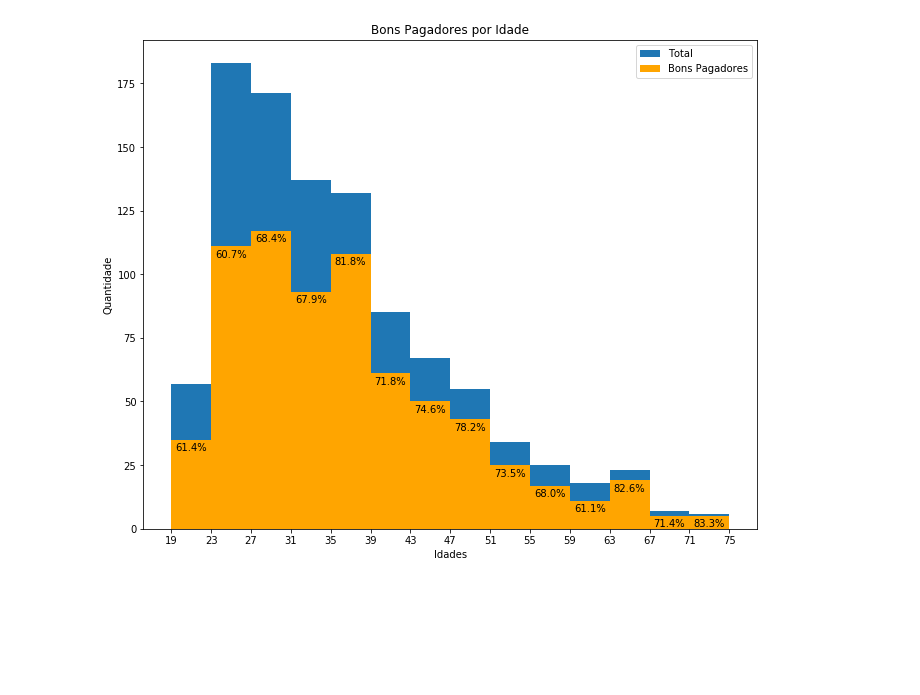
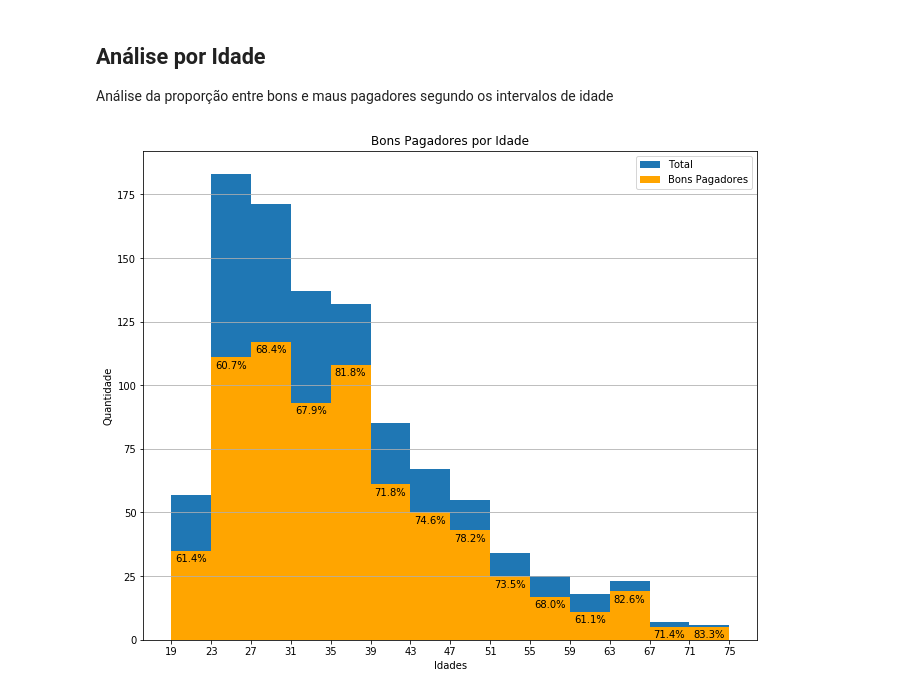
Before and after one commit to brmaciel/Projetos_AnaliseDados, a Jupyter notebook: Analise_Credito/Analise_Credito.ipynb, the cells around one changed output. Cells and saved outputs as stored; diff of their text form; code cells hidden in the pictures; blank space fills up the shorter version.

```diff
--- a/Analise_Credito/Analise_Credito.ipynb
+++ b/Analise_Credito/Analise_Credito.ipynb
@@ -4,26 +11,30 @@ from pandas import read_csv
 import matplotlib.pyplot as plt
 # %%
 base = read_csv('Credito.csv', sep=';', encoding='latin1')
+# %% [markdown]
+## Análise por Idade
+Análise da proporção entre bons e maus pagadores segundo os intervalos de idade
 # %%
 # =====   Analise por Idade   ===== #
 
 plt.figure(figsize=(11,9))
 idade_total = plt.hist(base['IDADE'], list(range(19,76,4)), label='Total')
 idade_bom = plt.hist(base['IDADE'].loc[base['CLASSE'] == 'bom'], list(range(19,76,4)),
          color='orange', label='Bons Pagadores')
 plt.xticks(list(range(19,76, 4)))
 plt.ylabel("Quantidade")
 plt.xlabel("Idades")
 plt.title("Bons Pagadores por Idade")
 plt.legend()
+plt.grid(axis='y')
 j = 0
 for i in list(range(19,76, 4)):
     try:
         texto = '{:.1f}%'.format(idade_bom[0][j]/idade_total[0][j] * 100)
         plt.text(i+0.4, idade_bom[0][j]-5, texto, verticalalignment='bottom')
     except:
         pass
     finally:
         j += 1
 # %% [output]
-[figure, old version]
+[figure, new version]
```
Also changed, not shown: parts of 12 cells of this notebook.
